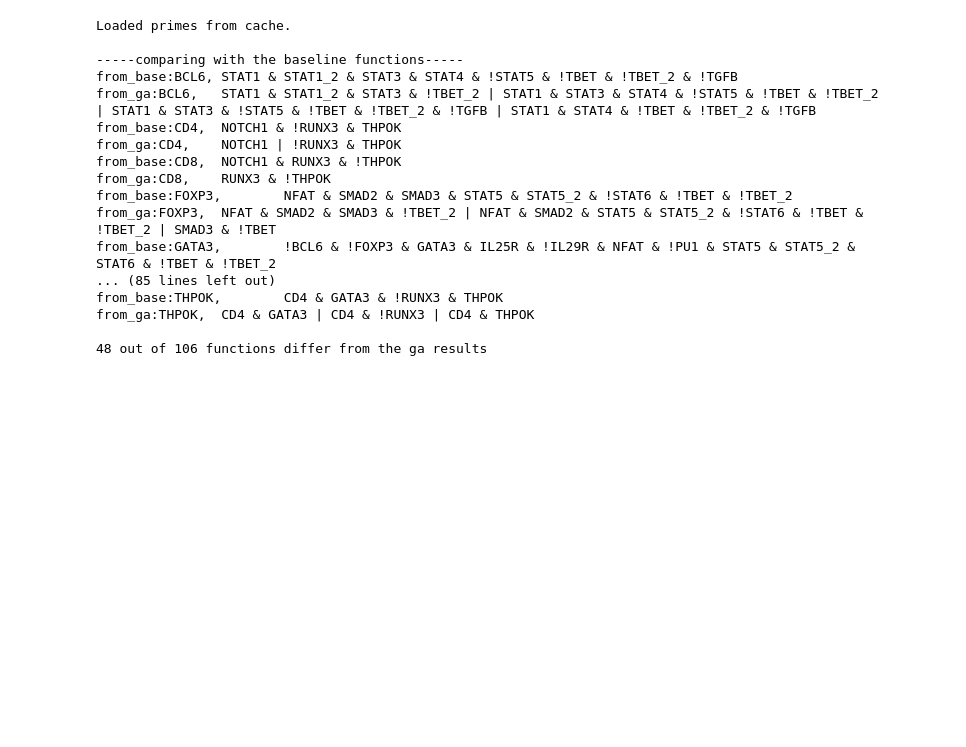
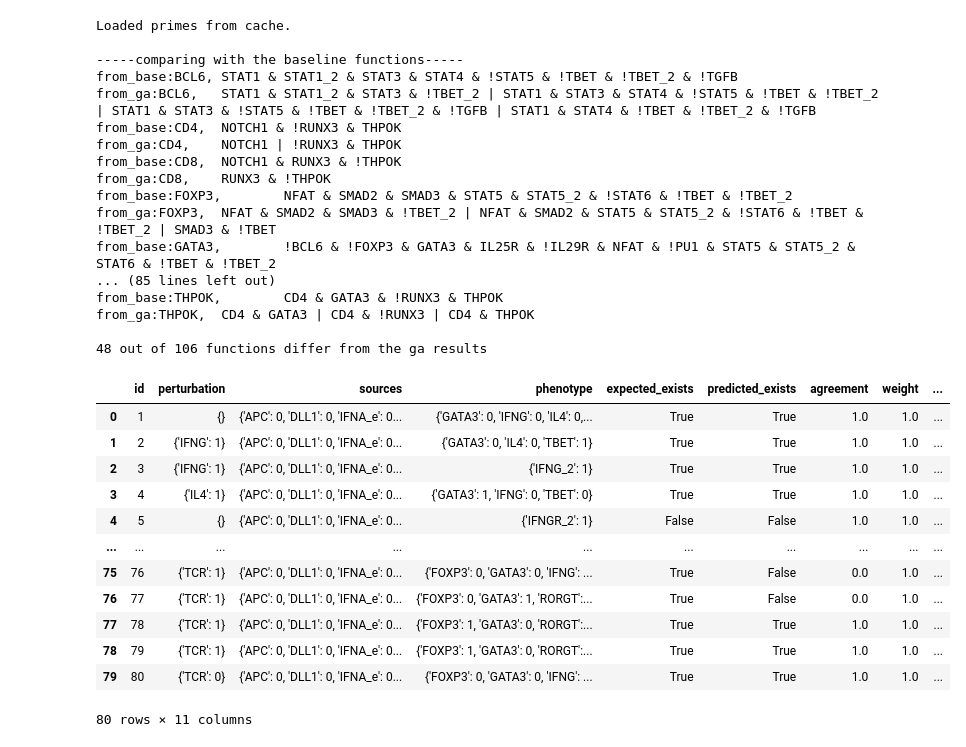
Before and after one commit to kyuhyongpark/boolmore, a Jupyter notebook: case_study/merge/evaluate_model.ipynb, the cells around one changed output. Saved outputs shown, nothing was run; the diff lists cells and outputs as text; code cells hidden in the pictures; blank space fills up the shorter version.

```diff
--- a/case_study/merge/evaluate_model.ipynb
+++ b/case_study/merge/evaluate_model.ipynb
@@ -110,3 +116,20 @@ from_base:THPOK,        CD4 & GATA3 & !RUNX3 & THPOK
 from_ga:THPOK,  CD4 & GATA3 | CD4 & !RUNX3 | CD4 & THPOK
 
 48 out of 106 functions differ from the ga results
+# %%
+df = pd.read_csv(OUTPUT_CSV)
+df
+# %% [output]
+|  | id | perturbation | sources | phenotype | expected_exists | predicted_exists | agreement | weight | ... |
+| 0 | 1 | {} | {'APC': 0, 'DLL1': 0, 'IFNA_e': 0... | {'GATA3': 0, 'IFNG': 0, 'IL4': 0,... | True | True | 1.0 | 1.0 | ... |
+| 1 | 2 | {'IFNG': 1} | {'APC': 0, 'DLL1': 0, 'IFNA_e': 0... | {'GATA3': 0, 'IL4': 0, 'TBET': 1} | True | True | 1.0 | 1.0 | ... |
+| 2 | 3 | {'IFNG': 1} | {'APC': 0, 'DLL1': 0, 'IFNA_e': 0... | {'IFNG_2': 1} | True | True | 1.0 | 1.0 | ... |
+| 3 | 4 | {'IL4': 1} | {'APC': 0, 'DLL1': 0, 'IFNA_e': 0... | {'GATA3': 1, 'IFNG': 0, 'TBET': 0} | True | True | 1.0 | 1.0 | ... |
+| 4 | 5 | {} | {'APC': 0, 'DLL1': 0, 'IFNA_e': 0... | {'IFNGR_2': 1} | False | False | 1.0 | 1.0 | ... |
+| ... | ... | ... | ... | ... | ... | ... | ... | ... | ... |
+| 75 | 76 | {'TCR': 1} | {'APC': 0, 'DLL1': 0, 'IFNA_e': 0... | {'FOXP3': 0, 'GATA3': 0, 'IFNG': ... | True | False | 0.0 | 1.0 | ... |
+| 76 | 77 | {'TCR': 1} | {'APC': 0, 'DLL1': 0, 'IFNA_e': 0... | {'FOXP3': 0, 'GATA3': 1, 'RORGT':... | True | False | 0.0 | 1.0 | ... |
+| 77 | 78 | {'TCR': 1} | {'APC': 0, 'DLL1': 0, 'IFNA_e': 0... | {'FOXP3': 1, 'GATA3': 0, 'RORGT':... | True | True | 1.0 | 1.0 | ... |
+| 78 | 79 | {'TCR': 1} | {'APC': 0, 'DLL1': 0, 'IFNA_e': 0... | {'FOXP3': 1, 'GATA3': 0, 'RORGT':... | True | True | 1.0 | 1.0 | ... |
+| 79 | 80 | {'TCR': 0} | {'APC': 0, 'DLL1': 0, 'IFNA_e': 0... | {'FOXP3': 0, 'GATA3': 0, 'IFNG': ... | True | True | 1.0 | 1.0 | ... |
+80 rows × 11 columns
```
Also changed, not shown: parts of 4 cells of this notebook, 5 other files.
